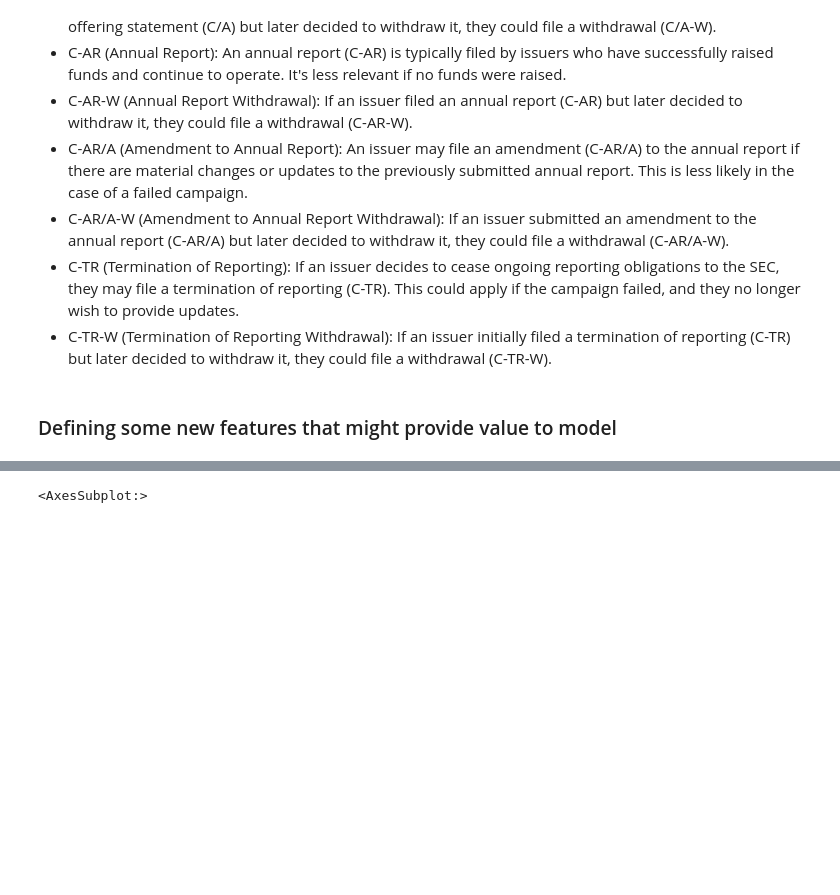
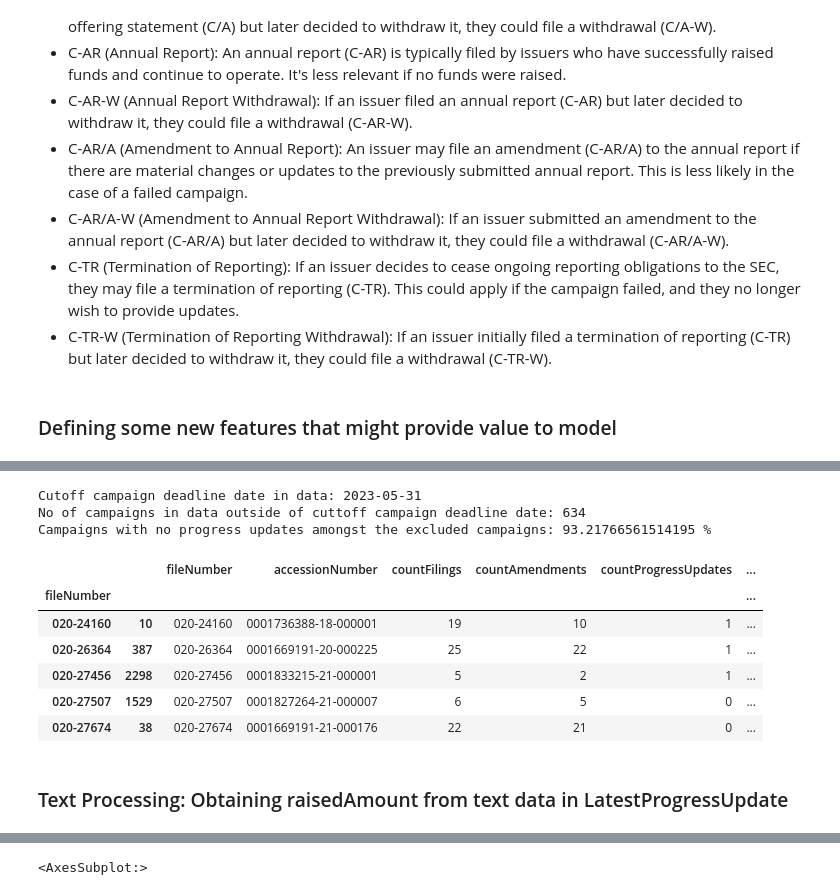
Before and after one commit to apsinghAnalytics/CrowdOfferingsStudy, a Jupyter notebook: DataCleaningAndEDA.ipynb, the cells around one changed output, grey strips where cells are left out. Drawn from its saved outputs; the diff is of its cells as text; code cells hidden in the pictures; blank space fills up the shorter version.

```diff
--- a/DataCleaningAndEDA.ipynb
+++ b/DataCleaningAndEDA.ipynb
@@ -129,7 +123,7 @@ dtype: float64
        'city','zipCode', 'issuerWebsite']
 - IssuerCIK is unique to IssuerName and as such doesn't provide any additional information so can be dropped as well.
 # %%
-columns_to_drop= ['securityOfferedOtherDesc', 'priceDeterminationMethod', 'oversubscriptionDesc', 'natureOfAmendment', 'legalStatusOtherDesc'
+columns_to_drop= ['securityOfferedOtherDesc', 'priceDeterminationMethod', 'oversubscriptionDesc', 'legalStatusOtherDesc'
 ,'jurisdictionOrganization','city','zipCode', 'issuerWebsite', 'issuerCIK']
 df.drop(columns=columns_to_drop, axis=1,inplace=True)
 # %% [markdown]
@@ -198,0 +234,29 @@ df_agg.drop_duplicates(inplace=True)
+# %%
+df_agg= df_agg[df_agg['firstFilingSubmissionType']=='C'] # Since only two campaigns don't have firstFilingSubmissionType as 'C' so these rows will be dropped for consistency
+df_agg.drop(columns=['firstFilingSubmissionType'], axis=1, inplace=True) #since all rows have firstFilingSubmissionType = C now
+# %%
+# Cases when final campaign date > latest filing date
+
+# The cutoff deadline date is chosen as 30 days prior to the latest filing date in data to account for delays in filing of progress update (submissionType = 'C-U')
+cutoff_campaign_deadline= df['filingDate'].max()- dt.timedelta(days=30)
+print(f'Cutoff campaign deadline date in data: {cutoff_campaign_deadline}')
+
+excluded_campaigns= df_agg[(df_agg['finalCampaignDeadline']> cutoff_campaign_deadline)]
+no_excluded_campaigns= len(excluded_campaigns)
+print(f'No of campaigns in data outside of cuttoff campaign deadline date: {no_excluded_campaigns}')
+
+percentWithoutProgressUpdate= 100*len(excluded_campaigns[excluded_campaigns['countProgressUpdates']== 0])/no_excluded_campaigns
+print(f'Campaigns with no progress updates amongst the excluded campaigns: {percentWithoutProgressUpdate} %')
+
+df_agg[(df_agg['finalCampaignDeadline']> cutoff_campaign_deadline)].head(5) #sample data from excluded campaigns
+# %% [output]
+Cutoff campaign deadline date in data: 2023-05-31
+No of campaigns in data outside of cuttoff campaign deadline date: 634
+Campaigns with no progress updates amongst the excluded campaigns: 93.21766561514195 %
+|  |  | fileNumber | accessionNumber | countFilings | countAmendments | countProgressUpdates | ... |
+| fileNumber |  |  |  |  |  |  | ... |
+| 020-24160 | 10 | 020-24160 | 0001736388-18-000001 | 19 | 10 | 1 | ... |
+| 020-26364 | 387 | 020-26364 | 0001669191-20-000225 | 25 | 22 | 1 | ... |
+| 020-27456 | 2298 | 020-27456 | 0001833215-21-000001 | 5 | 2 | 1 | ... |
+| 020-27507 | 1529 | 020-27507 | 0001827264-21-000007 | 6 | 5 | 0 | ... |
+| 020-27674 | 38 | 020-27674 | 0001669191-21-000176 | 22 | 21 | 0 | ... |
@@ -198,0 +265,2 @@ df_agg.drop_duplicates(inplace=True)
+# %% [markdown]
+### Text Processing: Obtaining raisedAmount from text data in LatestProgressUpdate
```
Also changed, not shown: parts of 21 cells of this notebook.
